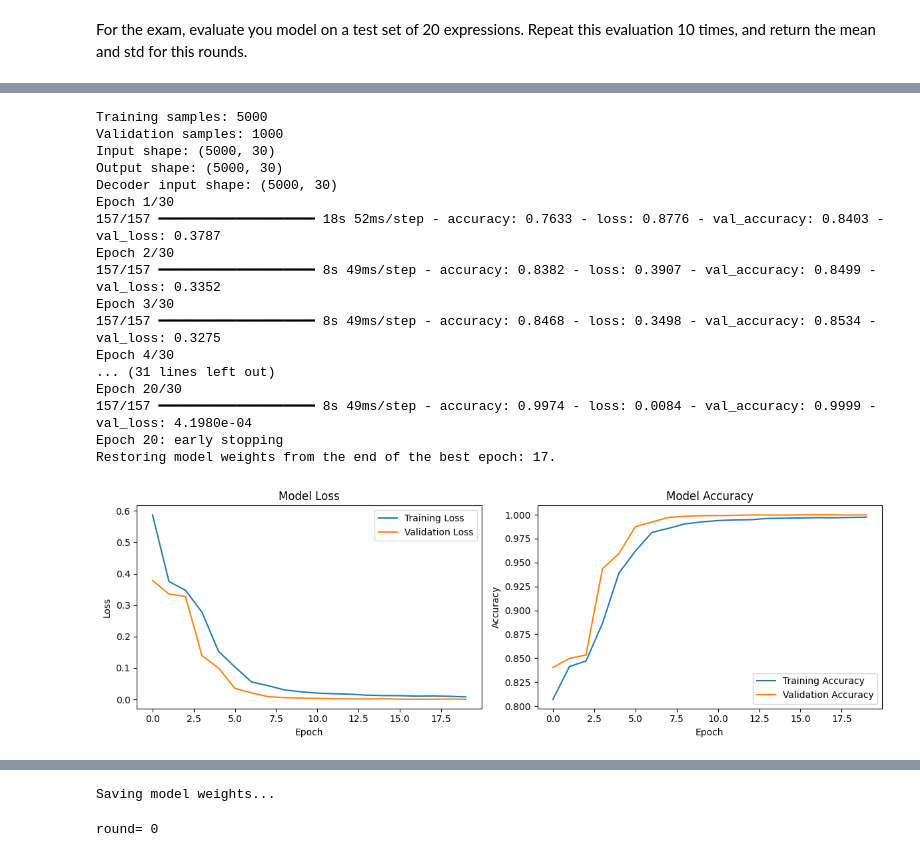
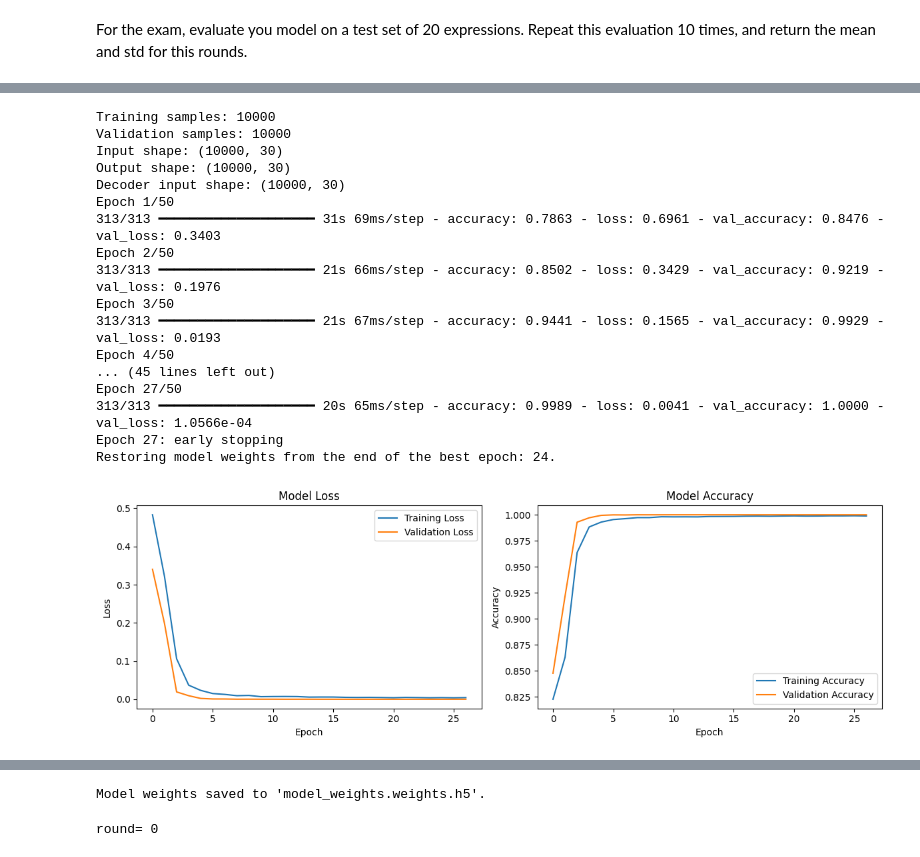
Before and after one commit to enricoferraiolo/Infix-to-postfix-notation, a Jupyter notebook: Infix_to_postifx_notation.ipynb, the cells around one changed output, grey strips where cells are left out. Saved outputs shown, nothing was run; the diff lists cells and outputs as text; code cells hidden in the pictures.

```diff
--- a/Infix_to_postifx_notation.ipynb
+++ b/Infix_to_postifx_notation.ipynb
@@ -314,13 +340,14 @@ Max sequence length: 30
 # Prepare training data
 batch_size = 32
 epochs = 50  # 50 epochs because we use early stopping
+MAX_DATASET_SIZE = 10000  # Original size for full training
 
 # Generate smaller dataset for initial testing
-X_train, Y_train = generate_dataset(5000)  # Reduced from 20000
+X_train, Y_train = generate_dataset(MAX_DATASET_SIZE)
 decoder_input_train = shift_right(Y_train)
 
 # Validation dataset
-X_val, Y_val = generate_dataset(1000)
+X_val, Y_val = generate_dataset(MAX_DATASET_SIZE)
 decoder_input_val = shift_right(Y_val)
 
 print(f"Training samples: {len(X_train)}")
@@ -362,48 +389,48 @@ else:
 
 
     # Plot training history
     import matplotlib.pyplot as plt
 
     plt.figure(figsize=(12, 4))
 
     plt.subplot(1, 2, 1)
     plt.plot(history.history["loss"], label="Training Loss")
     plt.plot(history.history["val_loss"], label="Validation Loss")
     plt.title("Model Loss")
     plt.xlabel("Epoch")
     plt.ylabel("Loss")
     plt.legend()
 
     plt.subplot(1, 2, 2)
     plt.plot(history.history["accuracy"], label="Training Accuracy")
     plt.plot(history.history["val_accuracy"], label="Validation Accuracy")
     plt.title("Model Accuracy")
     plt.xlabel("Epoch")
     plt.ylabel("Accuracy")
     plt.legend()
     plt.tight_layout()
     plt.show()
 
     print(f"Final training loss: {history.history['loss'][-1]:.4f}")
     print(f"Final validation loss: {history.history['val_loss'][-1]:.4f}")
     print(f"Final training accuracy: {history.history['accuracy'][-1]:.4f}")
     print(f"Final validation accuracy: {history.history['val_accuracy'][-1]:.4f}")
 # %% [output]
-Training samples: 5000
-Validation samples: 1000
-Input shape: (5000, 30)
-Output shape: (5000, 30)
-Decoder input shape: (5000, 30)
-Epoch 1/30
-157/157 ━━━━━━━━━━━━━━━━━━━━ 18s 52ms/step - accuracy: 0.7633 - loss: 0.8776 - val_accuracy: 0.8403 - val_loss: 0.3787
-Epoch 2/30
-157/157 ━━━━━━━━━━━━━━━━━━━━ 8s 49ms/step - accuracy: 0.8382 - loss: 0.3907 - val_accuracy: 0.8499 - val_loss: 0.3352
-Epoch 3/30
-157/157 ━━━━━━━━━━━━━━━━━━━━ 8s 49ms/step - accuracy: 0.8468 - loss: 0.3498 - val_accuracy: 0.8534 - val_loss: 0.3275
-Epoch 4/30
-... (31 lines left out)
-Epoch 20/30
-157/157 ━━━━━━━━━━━━━━━━━━━━ 8s 49ms/step - accuracy: 0.9974 - loss: 0.0084 - val_accuracy: 0.9999 - val_loss: 4.1980e-04
-Epoch 20: early stopping
-Restoring model weights from the end of the best epoch: 17.
+Training samples: 10000
+Validation samples: 10000
+Input shape: (10000, 30)
+Output shape: (10000, 30)
+Decoder input shape: (10000, 30)
+Epoch 1/50
+313/313 ━━━━━━━━━━━━━━━━━━━━ 31s 69ms/step - accuracy: 0.7863 - loss: 0.6961 - val_accuracy: 0.8476 - val_loss: 0.3403
+Epoch 2/50
+313/313 ━━━━━━━━━━━━━━━━━━━━ 21s 66ms/step - accuracy: 0.8502 - loss: 0.3429 - val_accuracy: 0.9219 - val_loss: 0.1976
+Epoch 3/50
+313/313 ━━━━━━━━━━━━━━━━━━━━ 21s 67ms/step - accuracy: 0.9441 - loss: 0.1565 - val_accuracy: 0.9929 - val_loss: 0.0193
+Epoch 4/50
+... (45 lines left out)
+Epoch 27/50
+313/313 ━━━━━━━━━━━━━━━━━━━━ 20s 65ms/step - accuracy: 0.9989 - loss: 0.0041 - val_accuracy: 1.0000 - val_loss: 1.0566e-04
+Epoch 27: early stopping
+Restoring model weights from the end of the best epoch: 24.
-[figure, old version]
+[figure, new version]
@@ -415,10 +442,10 @@ Final validation accuracy: 0.9999
 SAVE_WEIGHTS = True
 # Save weights
 if SAVE_WEIGHTS:
-    print("Saving model weights...")
     model.save_weights("model_weights.weights.h5")
+    print("Model weights saved to 'model_weights.weights.h5'.")
 # %% [output]
-Saving model weights...
+Model weights saved to 'model_weights.weights.h5'.
 # %%
 def autoregressive_decode(model, encoder_input, max_len=MAX_LEN):
     """
```
Also changed, not shown: parts of 5 cells of this notebook, 1 other file.
